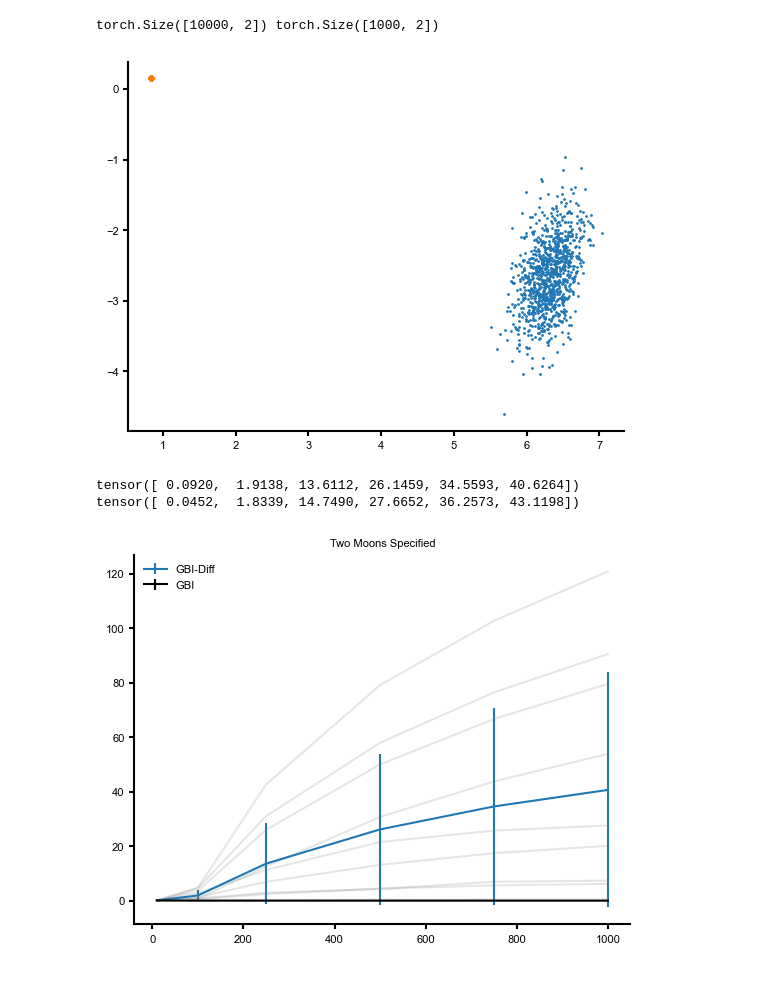
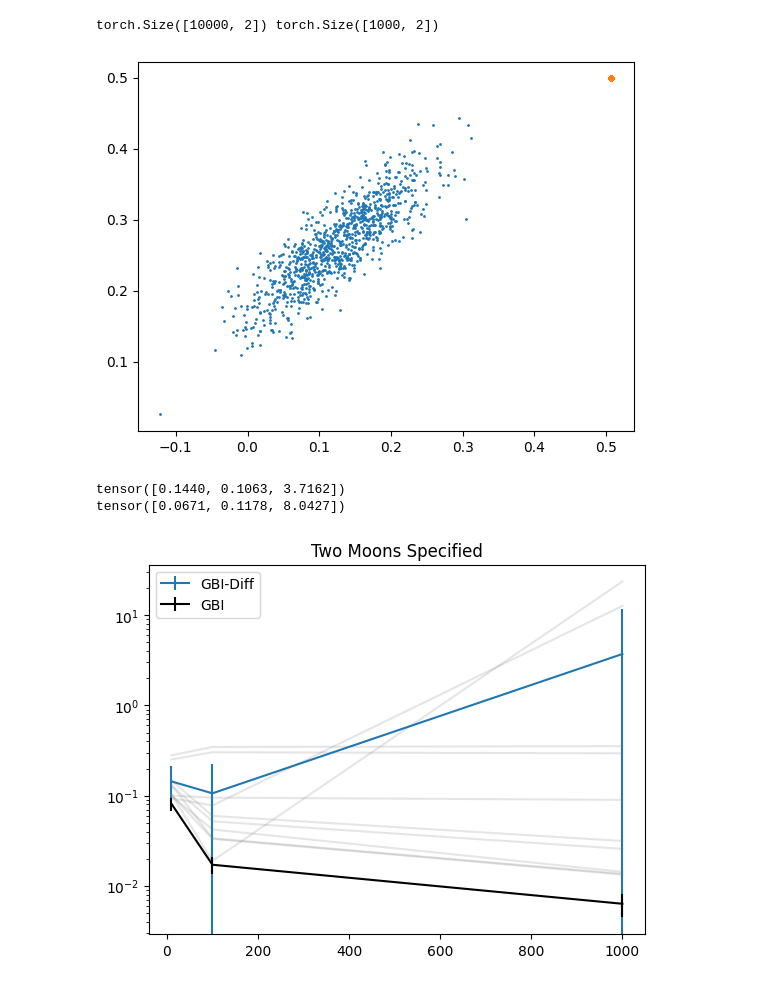
Before and after one commit to mackelab/neuralgbi_diffusion, a Jupyter notebook: notebooks/gbi_diffusion_julius.ipynb, the cells around one changed output. Saved outputs shown, nothing was run; the diff lists cells and outputs as text; code cells hidden in the pictures.

```diff
--- a/notebooks/gbi_diffusion_julius.ipynb
+++ b/notebooks/gbi_diffusion_julius.ipynb
@@ -376,8 +377,8 @@ for epoch in tqdm(range(n_epochs)):
     theta_batch = theta_batch.repeat(n_target, 1)
     x_batch = x_batch.repeat(n_target, 1)
 
-    target_dist = torch.norm(x_batch - x_target, dim=-1, p=2)
-    # target_dist = torch.square(x_batch - x_target).mean(dim=-1)
+    # target_dist = torch.linalg.norm(x_batch - x_target, dim=-1, p=2)
+    target_dist = torch.square(x_batch - x_target).mean(dim=-1)
 
     t = torch.from_numpy(np.random.choice(T, size=len(theta_batch)))
     alpha_bar = alphas_bar[t, None]
@@ -548,7 +549,7 @@ plt.scatter(*gt_param.numpy().T, s=10)
 print(gt_param.shape, theta_pred.shape)
 # %% [output]
 torch.Size([10000, 2]) torch.Size([1000, 2])
-[figure, old version]
+[figure, new version]
 # %%
 task.priorprior = task.get_prior_dist()
 simulator = task.get_simulator()
@@ -558,7 +559,7 @@ n_samples = 10
 theta_val = prior.sample((n_samples,))
 x_val = simulator(theta_val)
 # %%
-gammas = [10, 100, 250, 500, 750, 1000]
+gammas = [10, 100, 1000]
 
 res = torch.zeros((len(gammas), n_samples, 1000, 2))
 for gamma_idx, sample_idx in np.ndindex(len(gammas), n_samples):
@@ -566,19 +567,19 @@ for gamma_idx, sample_idx in np.ndindex(len(gammas), n_samples):
 # %%
 x_res = torch.zeros_like(res)
 for gamma_idx, sample_idx in np.ndindex(len(gammas), n_samples):
     x_res[gamma_idx, sample_idx] = simulator(res[gamma_idx, sample_idx])
 
 mse = torch.square(x_res - x_val[None, :, None]).mean(dim=(2, 3))
 
 plt.errorbar(gammas, torch.mean(mse, dim=1), mse.std(dim=1), label="GBI-Diff")
 plt.plot(gammas, mse, color="grey", alpha=0.2)
 plt.errorbar([10, 100, 1000], np.array([0.081393, 0.017173, 0.006345]), np.array([0.013825,0.003511,0.001873]), c="k", label="GBI")
 plt.legend()
 plt.title("Two Moons Specified")
-# plt.yscale("log")
+plt.yscale("log")
 print(mse.mean(dim=1))
 print(mse.std(dim=1))
 # %% [output]
-tensor([ 0.0920,  1.9138, 13.6112, 26.1459, 34.5593, 40.6264])
-tensor([ 0.0452,  1.8339, 14.7490, 27.6652, 36.2573, 43.1198])
+tensor([0.1440, 0.1063, 3.7162])
+tensor([0.0671, 0.1178, 8.0427])
-[figure, old version]
+[figure, new version]
```
Also changed, not shown: parts of 6 cells of this notebook, 13 other files.
